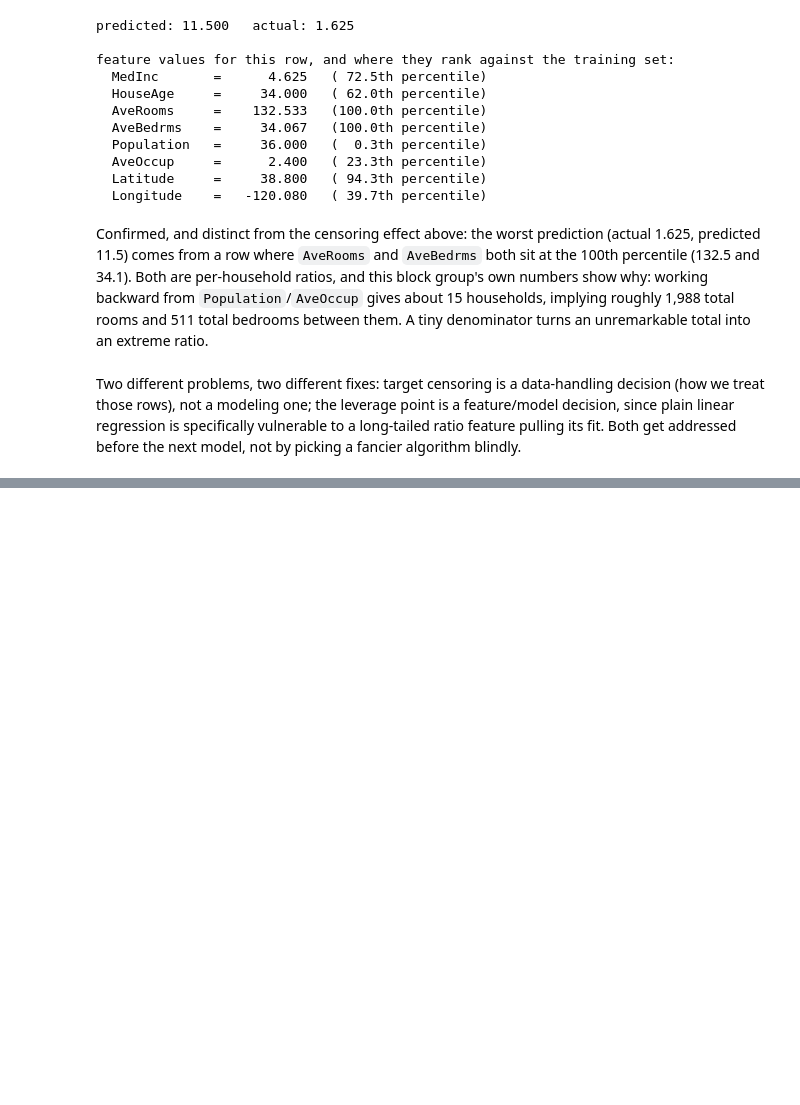
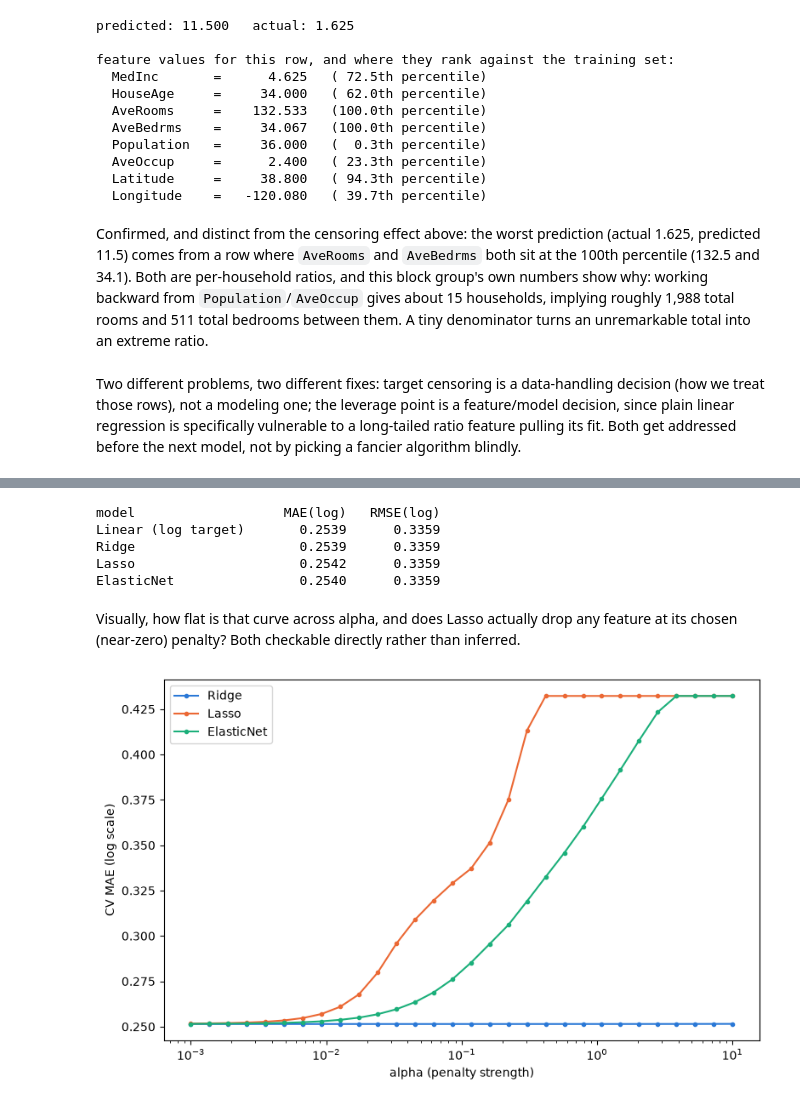
Before and after one commit to bjayles/machine-learning, a Jupyter notebook: learning/01-regression-housing/notebook.ipynb, the cells around one changed output, grey strips where cells are left out. Saved outputs shown, nothing was run; the diff lists cells and outputs as text; code cells hidden in the pictures; blank space fills up the shorter version.

```diff
--- a/learning/01-regression-housing/notebook.ipynb
+++ b/learning/01-regression-housing/notebook.ipynb
@@ -267,0 +696,45 @@ blindly.
+# %%
+# test-set target in the same log scale as training, so comparisons are apples-to-apples
+y_test_log = np.log(y_test.values)
+
+# compare the three CV-tuned models against the plain, unregularized linear fit from section (a), to see whether regularization actually helps here
+models_to_eval = {"Linear (log target)": model_log, **best_models}
+
+print(f"{'model':20s}  {'MAE(log)':>10s}  {'RMSE(log)':>10s}")
+for name, m in models_to_eval.items():
+    # non-capped rows only, same evaluation convention used throughout
+    pred   = m.predict(X_test_eng)[~capped_mask]
+    actual = y_test_log[~capped_mask]
+    mae    = mean_absolute_error(actual, pred)
+    rmse   = np.sqrt(np.mean((pred - actual) ** 2))
+    print(f"{name:20s}  {mae:10.4f}  {rmse:10.4f}")
+# %% [output]
+model                   MAE(log)   RMSE(log)
+Linear (log target)       0.2539      0.3359
+Ridge                     0.2539      0.3359
+Lasso                     0.2542      0.3359
+ElasticNet                0.2540      0.3359
+# %% [markdown]
+Visually, how flat is that curve across alpha, and does Lasso actually drop any feature at its chosen (near-zero) penalty? Both checkable directly rather than inferred.
+# %%
+# validation curve: CV MAE vs alpha, one line per model (ElasticNet shown at its own best l1_ratio, to stay a comparable 1D curve)
+fig, ax = plt.subplots(figsize=(8, 5))
+for name, color in zip(["Ridge", "Lasso", "ElasticNet"], ["#2a78d6", "#eb6834", "#1baf7a"]):
+    results = searches[name].cv_results_
+    if name == "ElasticNet":
+        best_l1 = searches[name].best_params_["model__l1_ratio"]
+        mask = np.array(results["param_model__l1_ratio"]) == best_l1
+    else:
+        mask = np.ones(len(results["param_model__alpha"]), dtype=bool)
+    alphas_plot = np.array(results["param_model__alpha"], dtype=float)[mask]
+    scores_plot = -np.array(results["mean_test_score"])[mask]
+    ax.plot(alphas_plot, scores_plot, color=color, marker="o", markersize=3, label=name)
+
+ax.set_xscale("log")
+ax.set_xlabel("alpha (penalty strength)")
+ax.set_ylabel("CV MAE (log scale)")
+ax.legend()
+plt.tight_layout()
+plt.show()
+# %% [output]
+[figure, added]
```
Also changed, not shown: parts of 65 cells of this notebook, 2 other files.
